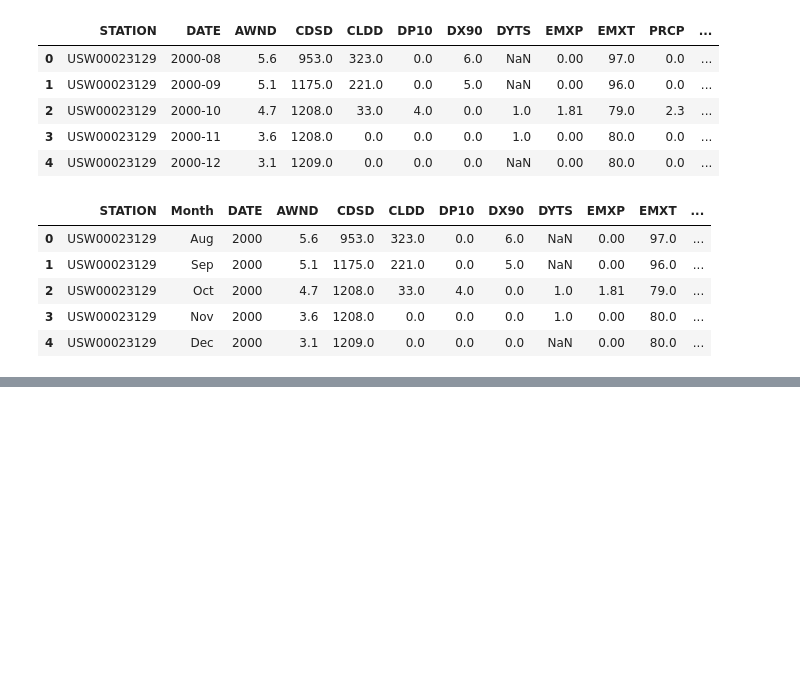
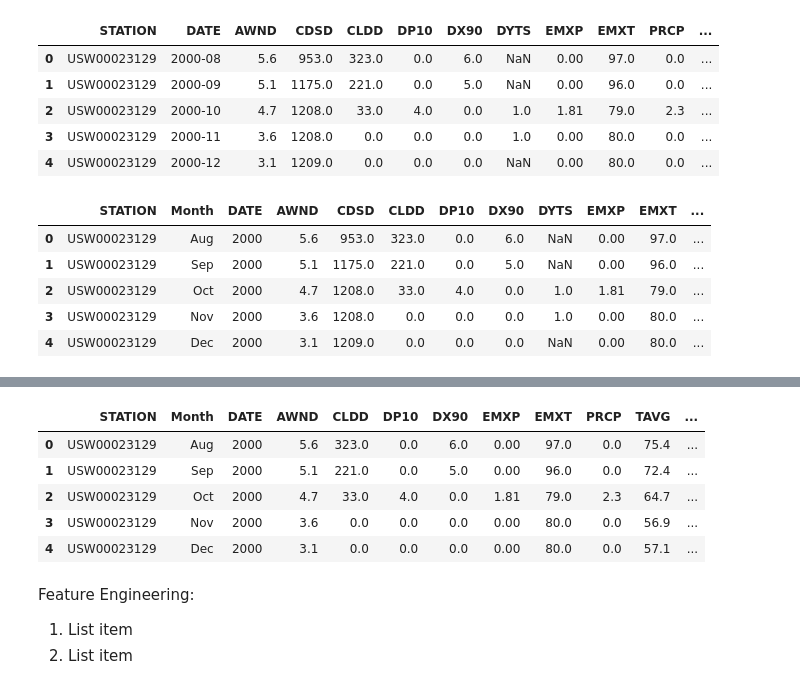
Before and after one commit to mnocerino23/Wildfire-Forecaster, a Jupyter notebook: NOAA_weatherdata.ipynb, the cells around one changed output, grey strips where cells are left out. Cells and saved outputs as stored; diff of their text form; code cells hidden in the pictures; blank space fills up the shorter version.

```diff
--- a/NOAA_weatherdata.ipynb
+++ b/NOAA_weatherdata.ipynb
@@ -229,0 +262,17 @@ weather.head()
+# %%
+weather.drop(['CDSD','DYTS','SNOW'], axis = 1, inplace = True)
+# %%
+weather.head()
+# %% [output]
+|  | STATION | Month | DATE | AWND | CLDD | DP10 | DX90 | EMXP | EMXT | PRCP | TAVG | ... |
+| 0 | USW00023129 | Aug | 2000 | 5.6 | 323.0 | 0.0 | 6.0 | 0.00 | 97.0 | 0.0 | 75.4 | ... |
+| 1 | USW00023129 | Sep | 2000 | 5.1 | 221.0 | 0.0 | 5.0 | 0.00 | 96.0 | 0.0 | 72.4 | ... |
+| 2 | USW00023129 | Oct | 2000 | 4.7 | 33.0 | 4.0 | 0.0 | 1.81 | 79.0 | 2.3 | 64.7 | ... |
+| 3 | USW00023129 | Nov | 2000 | 3.6 | 0.0 | 0.0 | 0.0 | 0.00 | 80.0 | 0.0 | 56.9 | ... |
+| 4 | USW00023129 | Dec | 2000 | 3.1 | 0.0 | 0.0 | 0.0 | 0.00 | 80.0 | 0.0 | 57.1 | ... |
+# %% [markdown]
+Feature Engineering:
+
+
+1.   List item
+2.   List item
```
Also changed, not shown: parts of 3 cells of this notebook.
